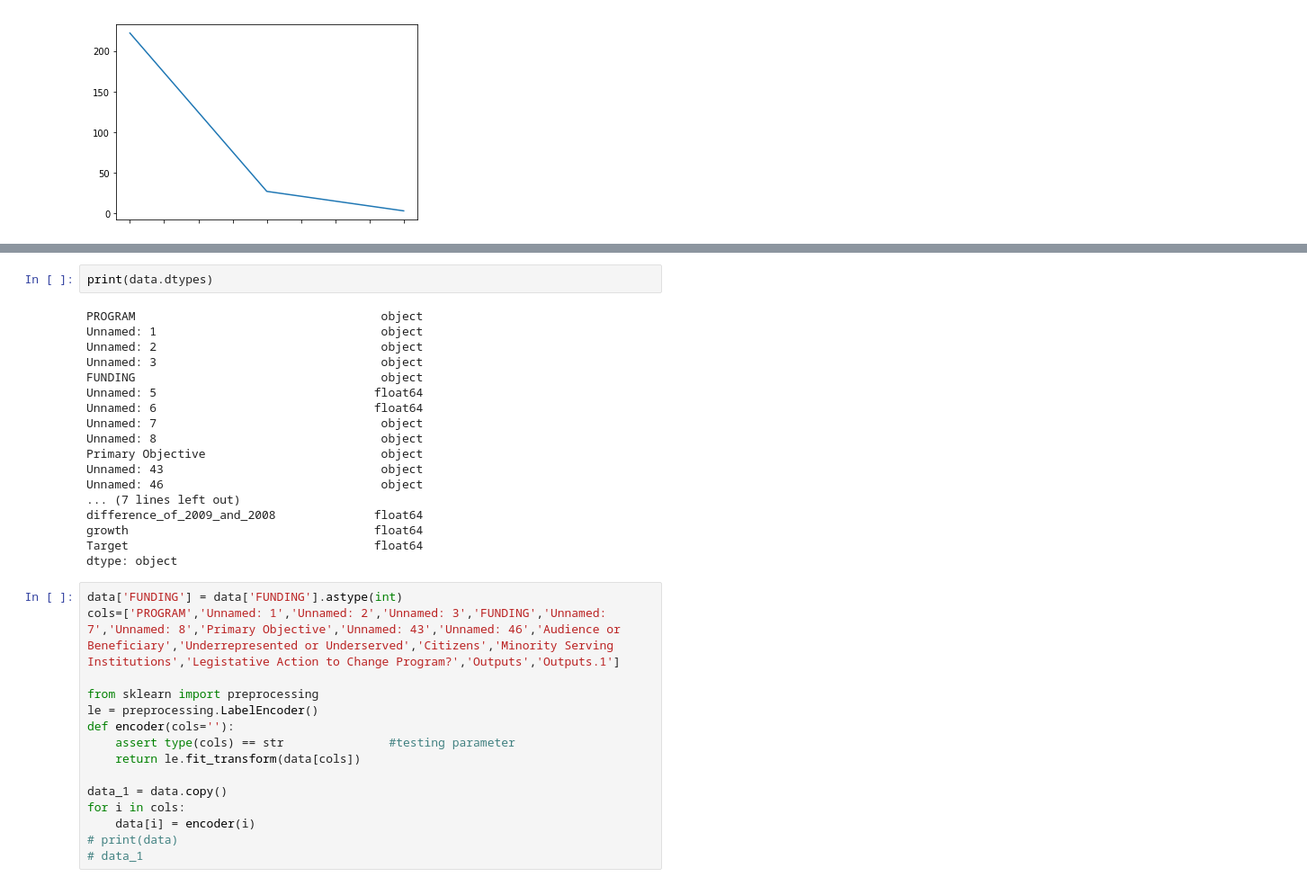
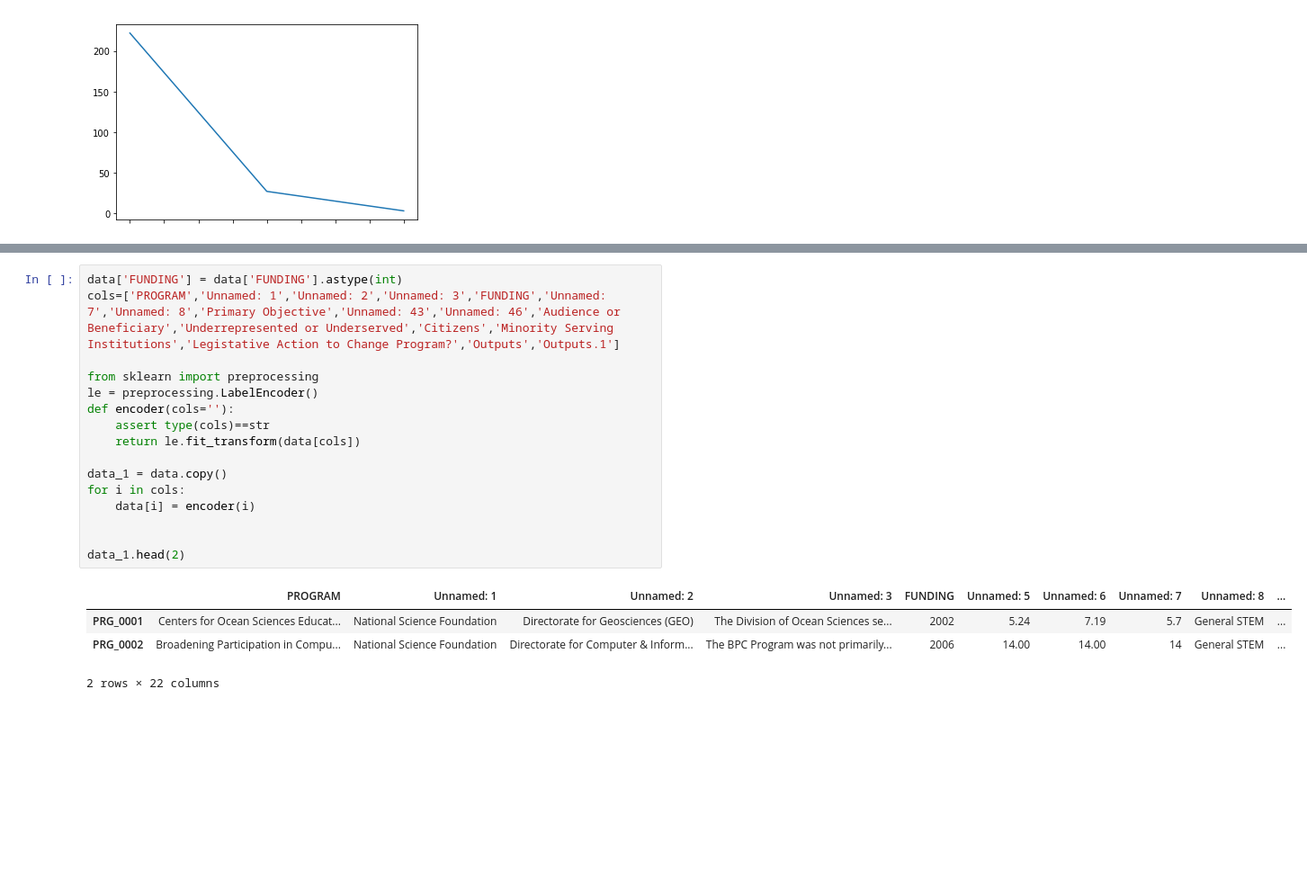
Before and after one commit to cq62/ml_stem_analysis, a Jupyter notebook: redcarpet.ipynb, the cells around one changed output, grey strips where cells are left out. Shown at 90% size. Saved outputs shown, nothing was run; the diff lists cells and outputs as text; blank space fills up the shorter version.

```diff
--- a/redcarpet.ipynb
+++ b/redcarpet.ipynb
@@ -152,41 +160,27 @@ for i in lst:
 0.017940501027007352
 3.4244344526937476e-05
 2.7755575615628914e-16
-# %%
-print(data.dtypes)
-# %% [output]
-PROGRAM                                   object
-Unnamed: 1                                object
-Unnamed: 2                                object
-Unnamed: 3                                object
-FUNDING                                   object
-Unnamed: 5                               float64
-Unnamed: 6                               float64
-Unnamed: 7                                object
-Unnamed: 8                                object
-Primary Objective                         object
-Unnamed: 43                               object
-Unnamed: 46                               object
-... (7 lines left out)
-difference_of_2009_and_2008              float64
-growth                                   float64
-Target                                   float64
-dtype: object
 # %%
 data['FUNDING'] = data['FUNDING'].astype(int)
 cols=['PROGRAM','Unnamed: 1','Unnamed: 2','Unnamed: 3','FUNDING','Unnamed: 7','Unnamed: 8','Primary Objective','Unnamed: 43','Unnamed: 46','Audience or Beneficiary','Underrepresented or Underserved','Citizens','Minority Serving Institutions','Legistative Action to Change Program?','Outputs','Outputs.1']
 
 from sklearn import preprocessing
 le = preprocessing.LabelEncoder()
 def encoder(cols=''):
-    assert type(cols) == str               #testing parameter
+    assert type(cols)==str
     return le.fit_transform(data[cols])
 
 data_1 = data.copy()
 for i in cols:
     data[i] = encoder(i)
-# print(data)
-# data_1
+
+
+data_1.head(2)
+# %% [output]
+|  | PROGRAM | Unnamed: 1 | Unnamed: 2 | Unnamed: 3 | FUNDING | Unnamed: 5 | Unnamed: 6 | Unnamed: 7 | Unnamed: 8 | ... |
+| PRG_0001 | Centers for Ocean Sciences Educat... | National Science Foundation | Directorate for Geosciences (GEO) | The Division of Ocean Sciences se... | 2002 | 5.24 | 7.19 | 5.7 | General STEM | ... |
+| PRG_0002 | Broadening Participation in Compu... | National Science Foundation | Directorate for Computer & Inform... | The BPC Program was not primarily... | 2006 | 14.00 | 14.00 | 14 | General STEM | ... |
+2 rows × 22 columns
 # %%
 #  Divide data into train & test samples. (70-30 split)
 from sklearn.model_selection import train_test_split
```
Also changed, not shown: parts of 14 cells of this notebook.
